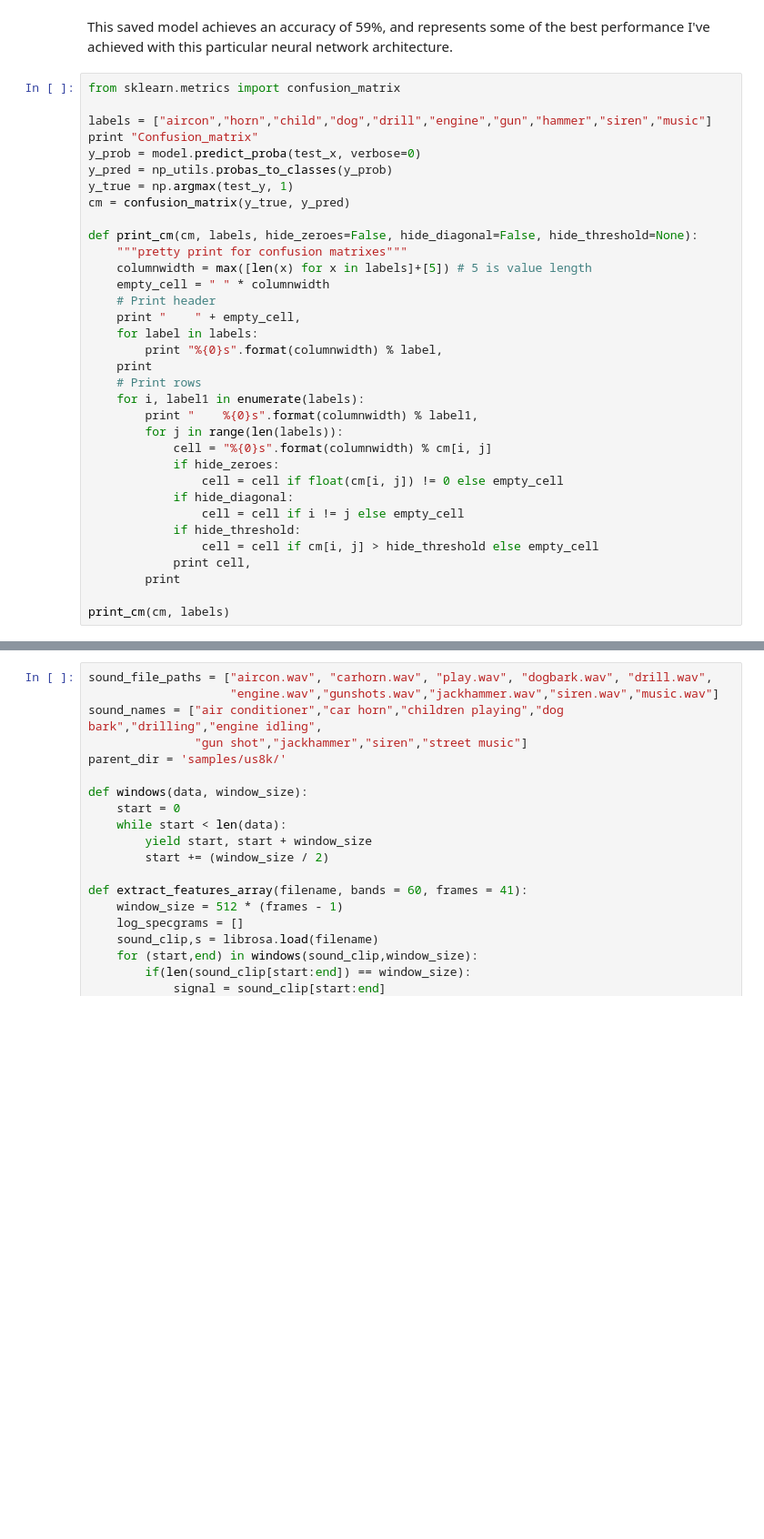
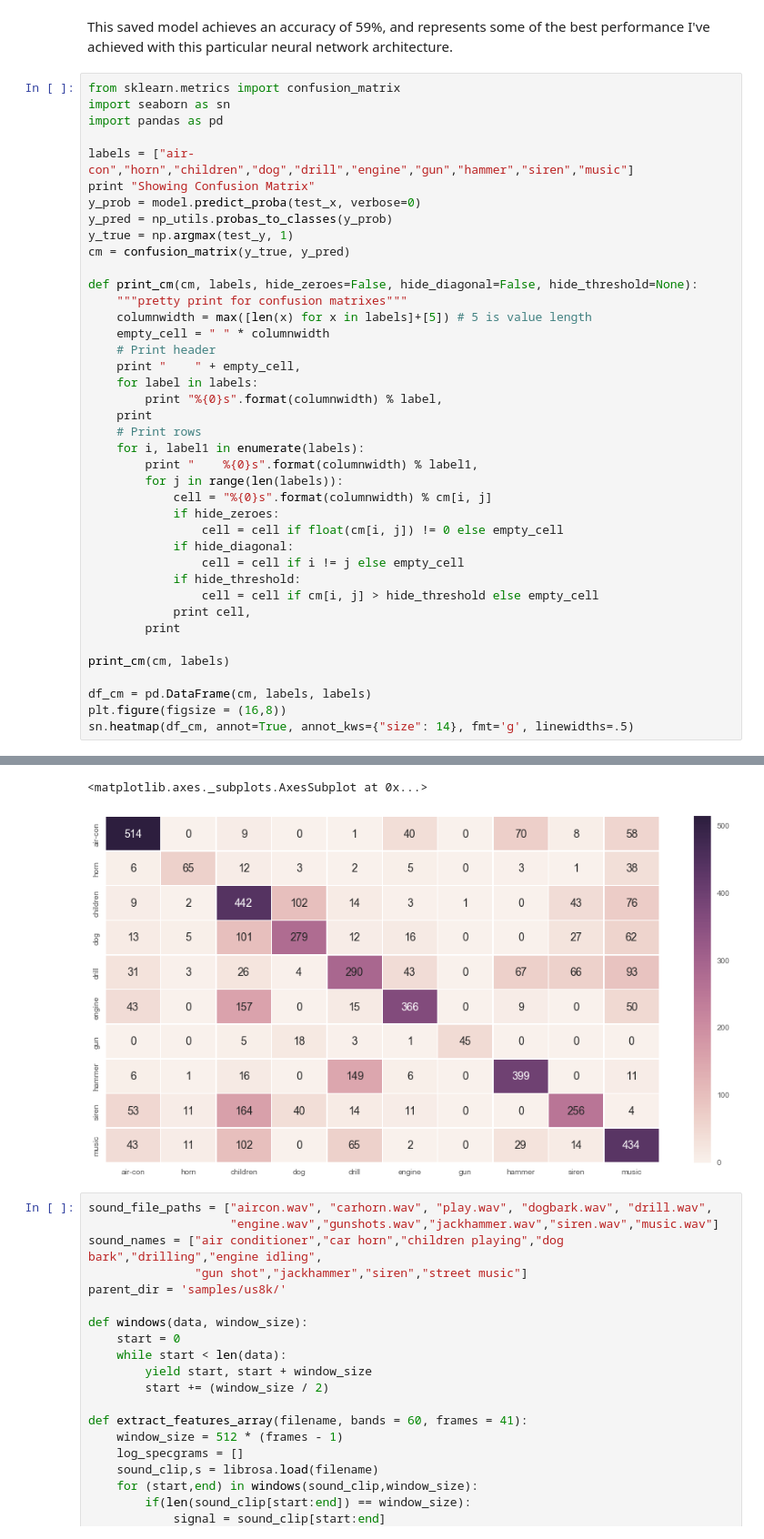
Before and after one commit to jaron/deep-listening, a Jupyter notebook: 4-us8k-cnn-salamon.ipynb, the cells around one changed output, grey strips where cells are left out. Shown at 91% size. Saved outputs shown, nothing was run; the diff lists cells and outputs as text; blank space fills up the shorter version.

```diff
--- a/4-us8k-cnn-salamon.ipynb
+++ b/4-us8k-cnn-salamon.ipynb
@@ -350,9 +379,11 @@ Model Accuracy: 0.592
 This saved model achieves an accuracy of 59%, and represents some of the best performance I've achieved with this particular neural network architecture.
 # %%
 from sklearn.metrics import confusion_matrix
+import seaborn as sn
+import pandas as pd
 
-labels = ["aircon","horn","child","dog","drill","engine","gun","hammer","siren","music"]
-print "Confusion_matrix"
+labels = ["air-con","horn","children","dog","drill","engine","gun","hammer","siren","music"]
+print "Showing Confusion Matrix"
 y_prob = model.predict_proba(test_x, verbose=0)
 y_pred = np_utils.probas_to_classes(y_prob)
 y_true = np.argmax(test_y, 1)
@@ -382,4 +413,8 @@ def print_cm(cm, labels, hide_zeroes=False, hide_diagonal=False, hide_threshold=
         print
 
 print_cm(cm, labels)
+
+df_cm = pd.DataFrame(cm, labels, labels)
+plt.figure(figsize = (16,8))
+sn.heatmap(df_cm, annot=True, annot_kws={"size": 14}, fmt='g', linewidths=.5)
 # %% [output]
@@ -398,3 +433,5 @@ Confusion_matrix
+<matplotlib.axes._subplots.AxesSubplot at 0x...>
+[figure, added]
 # %%
 sound_file_paths = ["aircon.wav", "carhorn.wav", "play.wav", "dogbark.wav", "drill.wav",
                     "engine.wav","gunshots.wav","jackhammer.wav","siren.wav","music.wav"]
```
Also changed, not shown: parts of 15 cells of this notebook.
